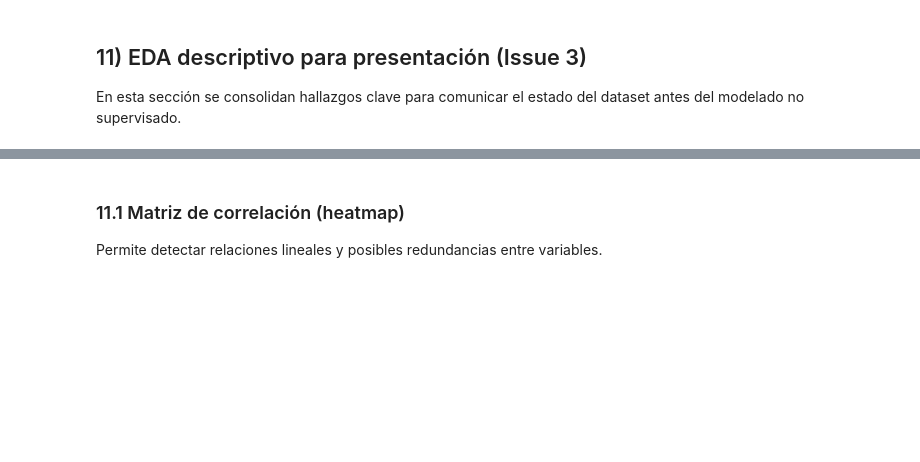
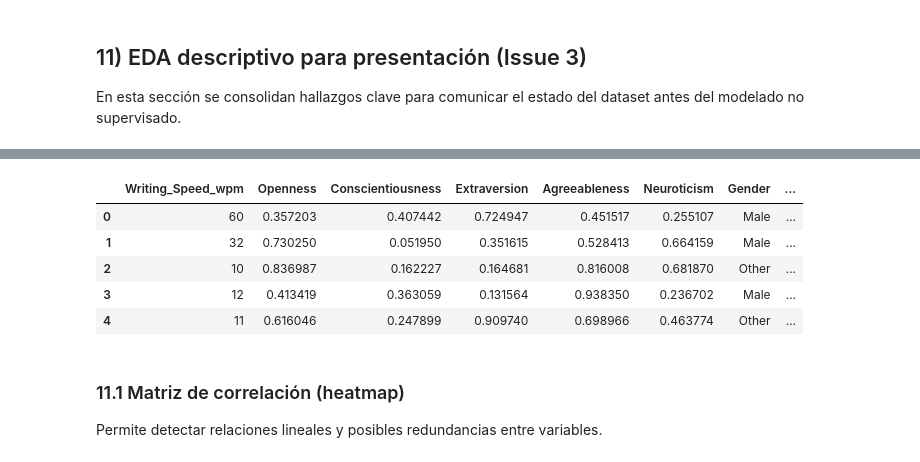
Before and after one commit to YerayMR/Proyecto-9-Aprendizaje-No-supervisado, a Jupyter notebook: notebooks/01_eda.ipynb, the cells around one changed output, grey strips where cells are left out. Saved outputs shown, nothing was run; the diff lists cells and outputs as text; code cells hidden in the pictures; blank space fills up the shorter version.

```diff
--- a/notebooks/01_eda.ipynb
+++ b/notebooks/01_eda.ipynb
@@ -381,7 +389,7 @@ num_cols = df_eda.select_dtypes(include=[np.number]).columns.tolist()
 df_corr = df_eda.copy()
 if 'Gender' in df_corr.columns:
     # Mapeo binario estable para EDA descriptivo
-    gender_map = {'Male': 0, 'Female': 1}
+    gender_map = {'Male': 0, 'Other': 0.5, 'Female': 1}
     df_corr['Gender_encoded'] = df_corr['Gender'].map(gender_map)
 
 corr_cols = num_cols + (['Gender_encoded'] if 'Gender_encoded' in df_corr.columns else [])
@@ -393,3 +406,12 @@ print(corr_cols)
+# %%
+display(df_corr.head())
+# %% [output]
+|  | Writing_Speed_wpm | Openness | Conscientiousness | Extraversion | Agreeableness | Neuroticism | Gender | ... |
+| 0 | 60 | 0.357203 | 0.407442 | 0.724947 | 0.451517 | 0.255107 | Male | ... |
+| 1 | 32 | 0.730250 | 0.051950 | 0.351615 | 0.528413 | 0.664159 | Male | ... |
+| 2 | 10 | 0.836987 | 0.162227 | 0.164681 | 0.816008 | 0.681870 | Other | ... |
+| 3 | 12 | 0.413419 | 0.363059 | 0.131564 | 0.938350 | 0.236702 | Male | ... |
+| 4 | 11 | 0.616046 | 0.247899 | 0.909740 | 0.698966 | 0.463774 | Other | ... |
 # %% [markdown]
 ### 11.1 Matriz de correlación (heatmap)
 Permite detectar relaciones lineales y posibles redundancias entre variables.
```
Also changed, not shown: parts of 9 cells of this notebook.
